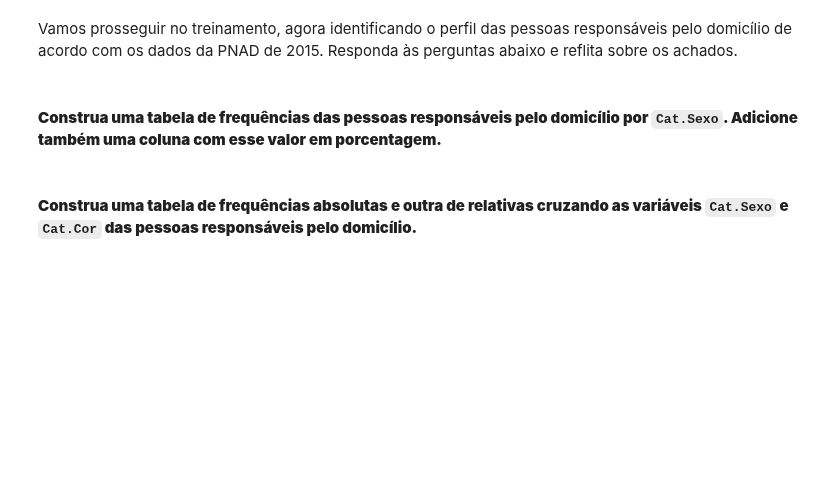
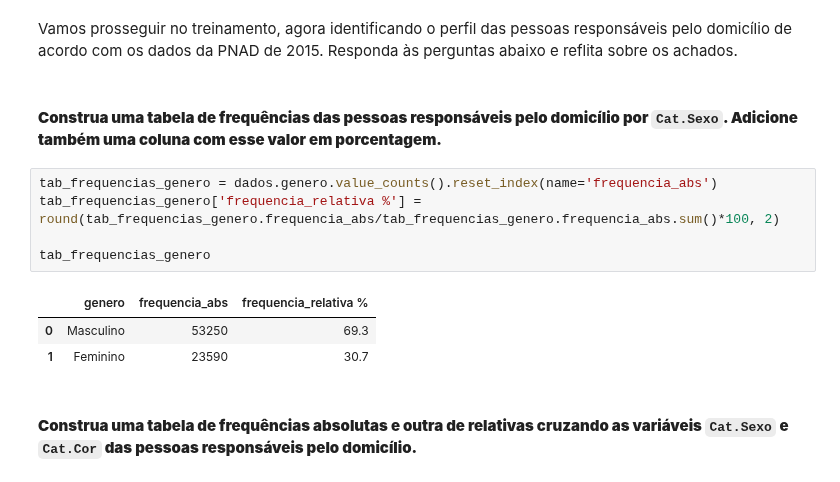
Before and after one commit to JhonCostaDev/oracle_one_alura, a Jupyter notebook: estatistica_ML/reload_desafios.ipynb, the cells around one changed output. Saved outputs shown, nothing was run; the diff lists cells and outputs as text; blank space fills up the shorter version.

```diff
--- a/estatistica_ML/reload_desafios.ipynb
+++ b/estatistica_ML/reload_desafios.ipynb
@@ -258,6 +324,15 @@ plt.show()
 Vamos prosseguir no treinamento, agora identificando o perfil das pessoas responsáveis pelo domicílio de acordo com os dados da PNAD de 2015. Responda às perguntas abaixo e reflita sobre os achados.
 # %% [markdown]
 #### **Construa uma tabela de frequências das pessoas responsáveis pelo domicílio por `Cat.Sexo`. Adicione também uma coluna com esse valor em porcentagem.**
+# %%
+tab_frequencias_genero = dados.genero.value_counts().reset_index(name='frequencia_abs')
+tab_frequencias_genero['frequencia_relativa %'] = round(tab_frequencias_genero.frequencia_abs/tab_frequencias_genero.frequencia_abs.sum()*100, 2)
+
+tab_frequencias_genero
+# %% [output]
+|  | genero | frequencia_abs | frequencia_relativa % |
+| 0 | Masculino | 53250 | 69.3 |
+| 1 | Feminino | 23590 | 30.7 |
 # %% [markdown]
 #### **Construa uma tabela de frequências absolutas e outra de relativas cruzando as variáveis `Cat.Sexo` e `Cat.Cor` das pessoas responsáveis pelo domicílio.**
 # %% [markdown]
```
Also changed, not shown: parts of 7 cells of this notebook, 3 other files.
